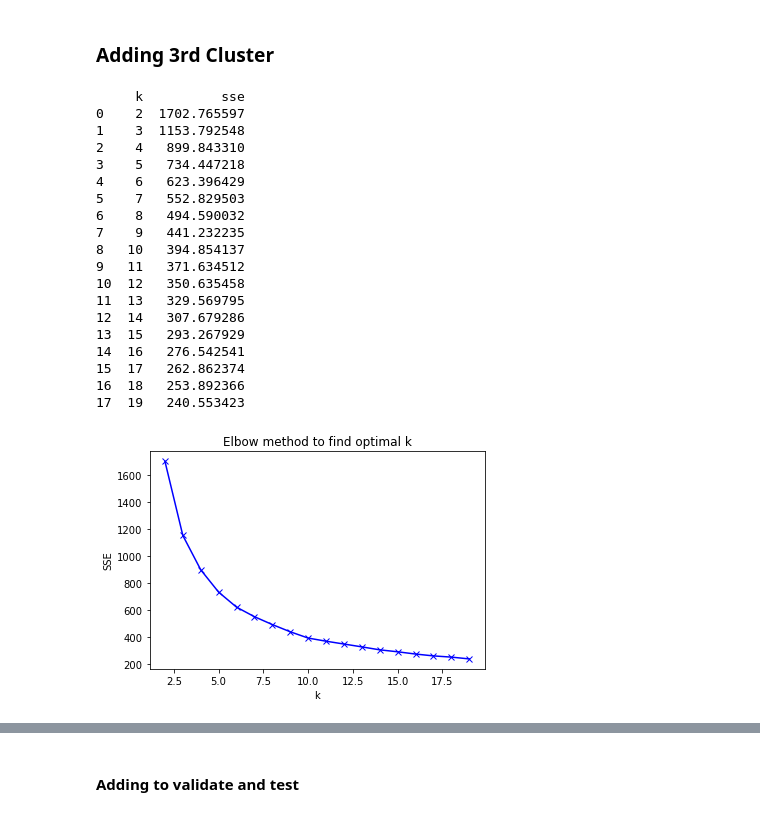
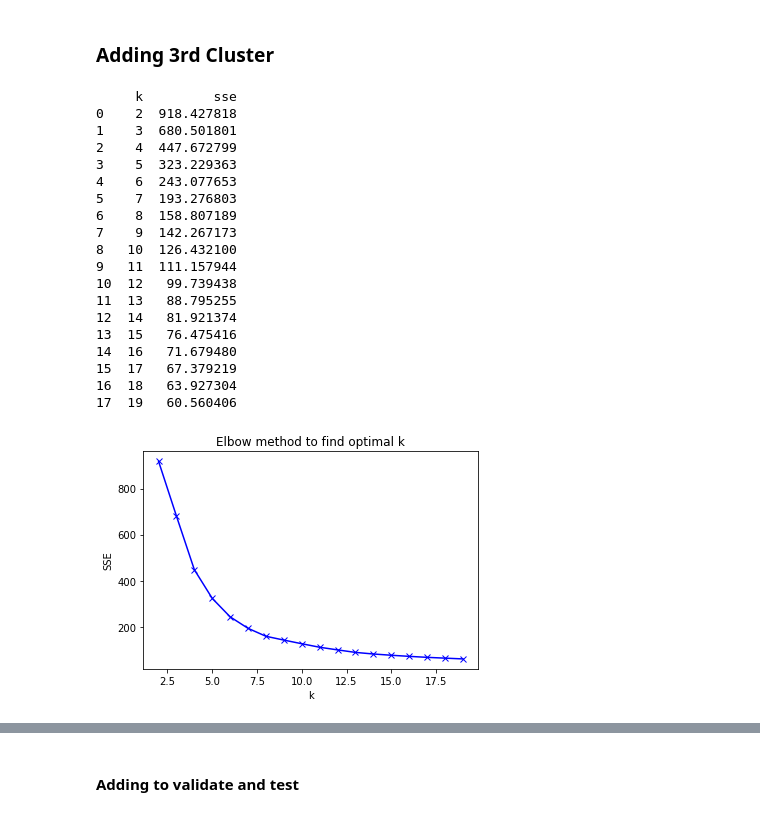
Before and after one commit to lukewbecker/clustering-project, a Jupyter notebook: zillow_mvp_cleaned.ipynb, the cells around one changed output, grey strips where cells are left out. Saved outputs shown, nothing was run; the diff lists cells and outputs as text; code cells hidden in the pictures.

```diff
--- a/zillow_mvp_cleaned.ipynb
+++ b/zillow_mvp_cleaned.ipynb
@@ -685,29 +793,29 @@ Clusters 1 and 3 appear to have a lower average log error than the other cluster
 # %% [markdown]
 ### Adding 3rd Cluster
 # %%
-cluster_vars3 = ['latitude', 'longitude', 'age']
+cluster_vars3 = ['latitude', 'longitude']
 elbow_plot(cluster_vars3)
 # %% [output]
-     k          sse
-0    2  1702.765597
-1    3  1153.792548
-2    4   899.843310
-3    5   734.447218
-4    6   623.396429
-5    7   552.829503
-6    8   494.590032
-7    9   441.232235
-8   10   394.854137
-9   11   371.634512
-10  12   350.635458
-11  13   329.569795
-12  14   307.679286
-13  15   293.267929
-14  16   276.542541
-15  17   262.862374
-16  18   253.892366
-17  19   240.553423
+     k         sse
+0    2  918.427818
+1    3  680.501801
+2    4  447.672799
+3    5  323.229363
+4    6  243.077653
+5    7  193.276803
+6    8  158.807189
+7    9  142.267173
+8   10  126.432100
+9   11  111.157944
+10  12   99.739438
+11  13   88.795255
+12  14   81.921374
+13  15   76.475416
+14  16   71.679480
+15  17   67.379219
+16  18   63.927304
+17  19   60.560406
-[figure, old version]
+[figure, new version]
 # %%
 # Not too surprising, optimal k at 5 centroids again. So we'll set our kmeans k = 5:
 
```
Also changed, not shown: parts of 76 cells of this notebook.
